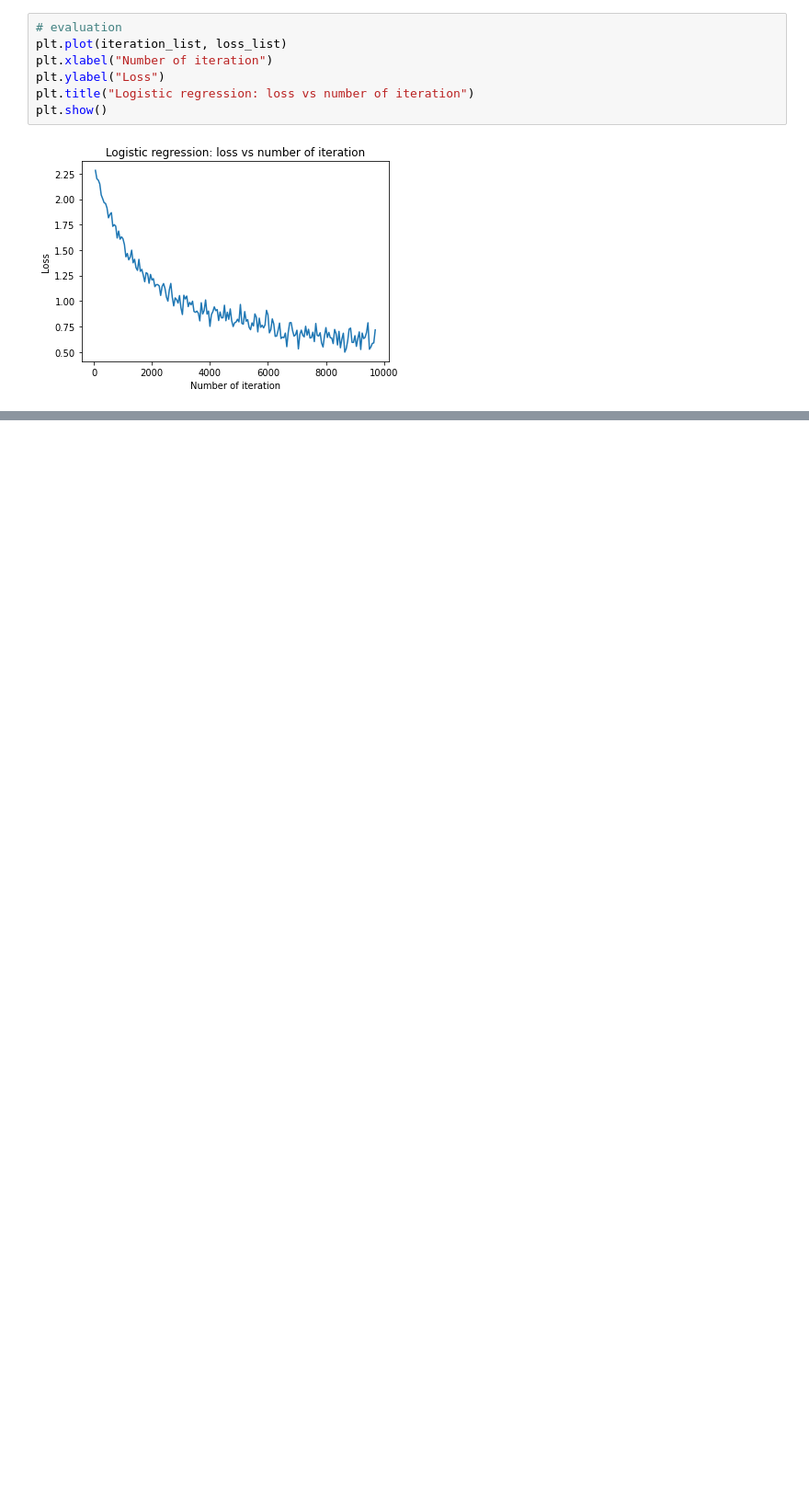
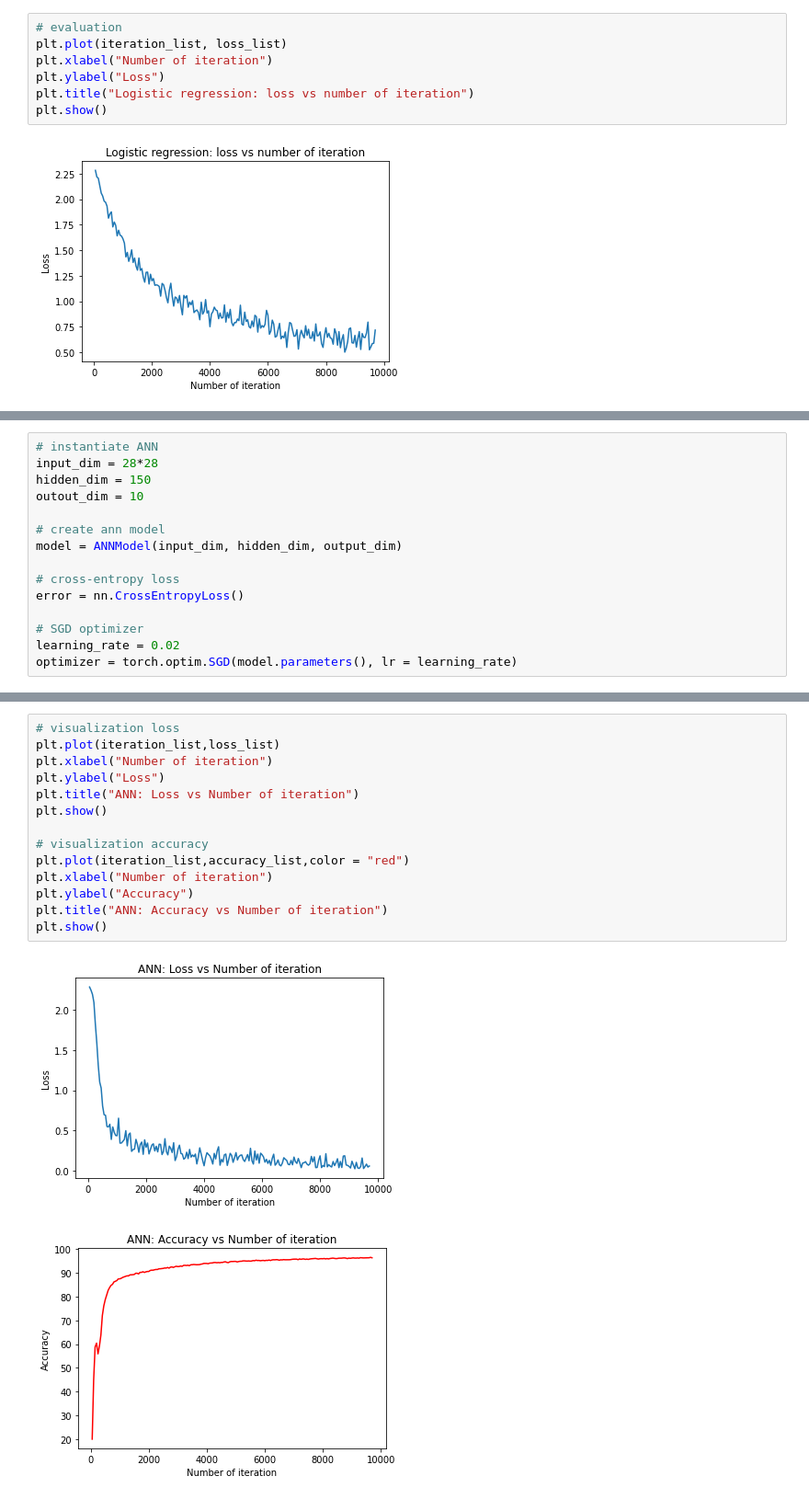
Before and after one commit to emreustundag1618/pytorch-tutorials, a Jupyter notebook: pytorch-tutorial.ipynb, the cells around one changed output, grey strips where cells are left out. Shown: that part at 92% size. Drawn from its saved outputs; the diff is of its cells as text; blank space fills up the shorter version.

Commit message:
Kaggle Notebook | PyTorch Tutorial | Version 4

```diff
--- a/pytorch-tutorial.ipynb
+++ b/pytorch-tutorial.ipynb
@@ -441,0 +513,15 @@ plt.show()
+# %%
+# instantiate ANN
+input_dim = 28*28
+hidden_dim = 150
+outout_dim = 10
+
+# create ann model
+model = ANNModel(input_dim, hidden_dim, output_dim)
+
+# cross-entropy loss
+error = nn.CrossEntropyLoss()
+
+# SGD optimizer
+learning_rate = 0.02
+optimizer = torch.optim.SGD(model.parameters(), lr = learning_rate)
@@ -441,0 +607,17 @@ plt.show()
+# %%
+# visualization loss
+plt.plot(iteration_list,loss_list)
+plt.xlabel("Number of iteration")
+plt.ylabel("Loss")
+plt.title("ANN: Loss vs Number of iteration")
+plt.show()
+
+# visualization accuracy
+plt.plot(iteration_list,accuracy_list,color = "red")
+plt.xlabel("Number of iteration")
+plt.ylabel("Accuracy")
+plt.title("ANN: Accuracy vs Number of iteration")
+plt.show()
+# %% [output]
+[figure, added]
+[figure, added]
```
Also changed, not shown: parts of 10 cells of this notebook.
